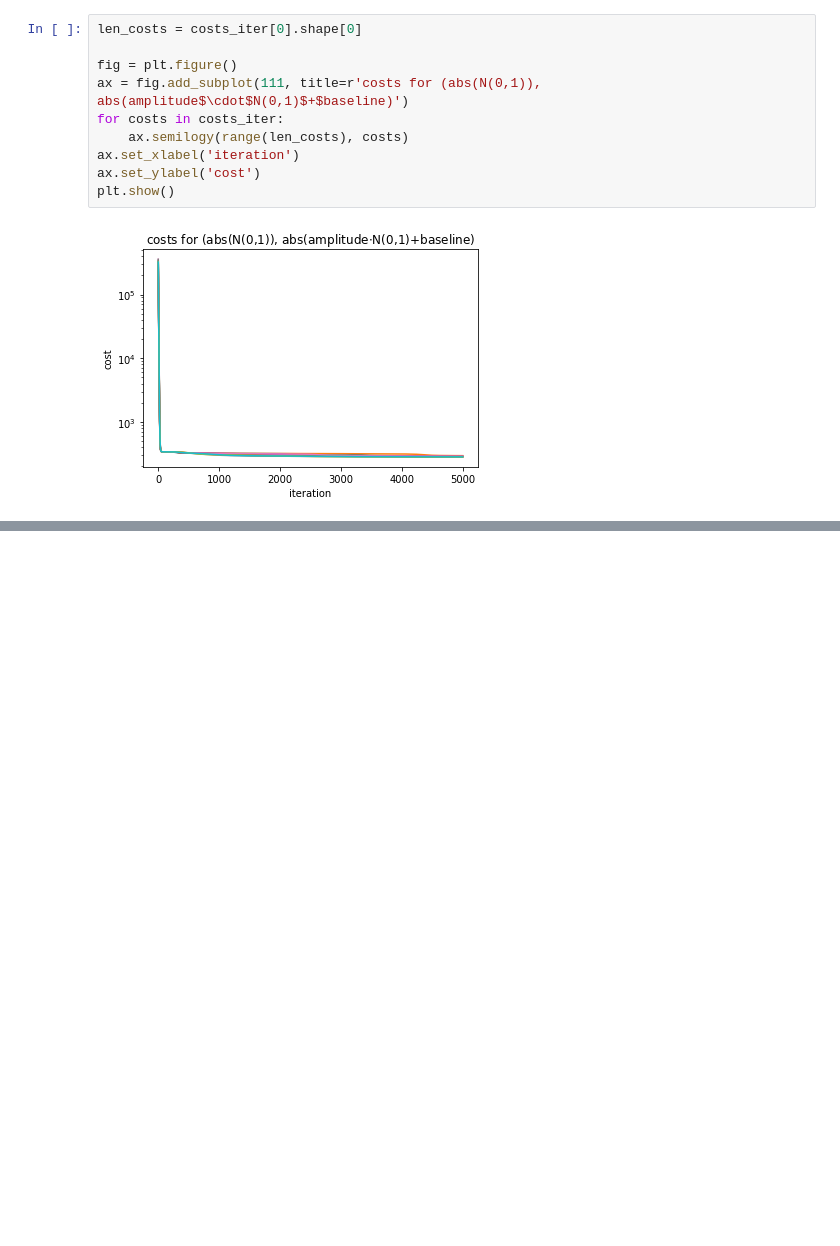
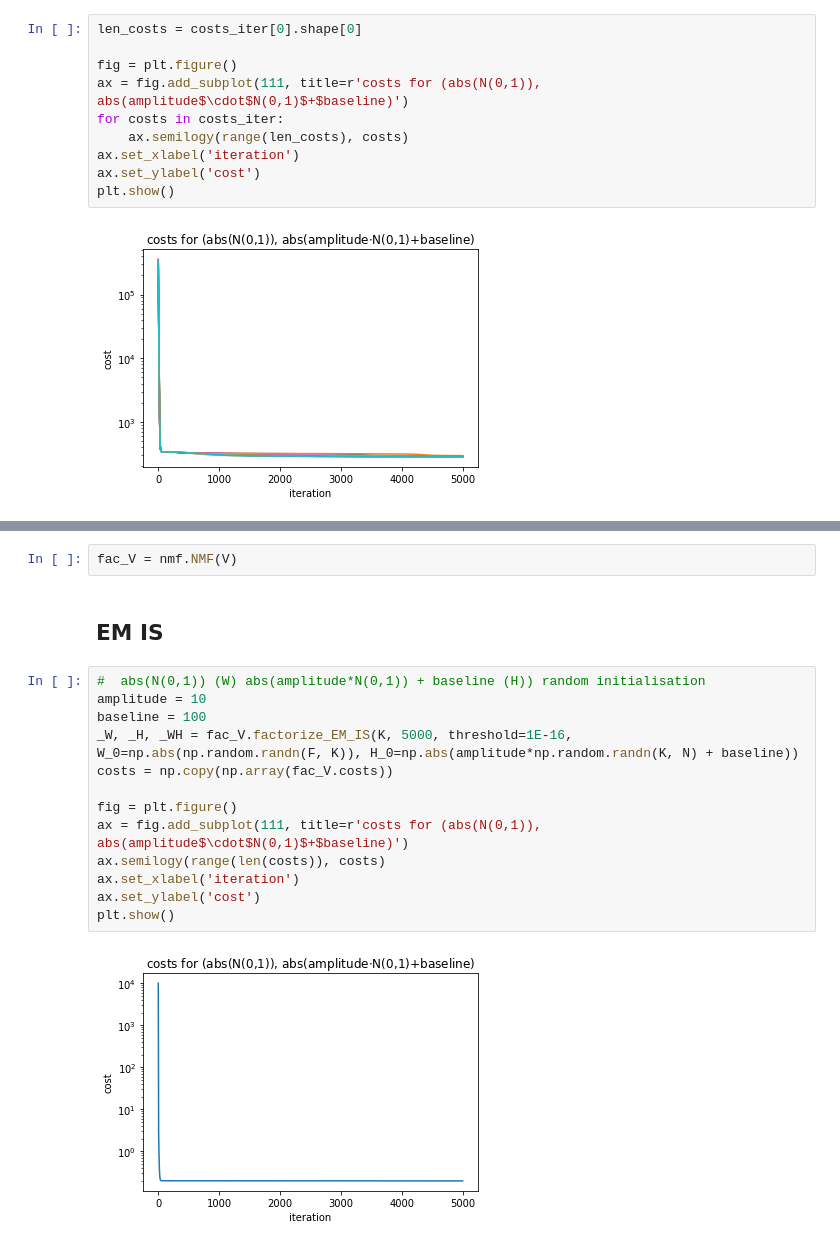
Before and after one commit to mariasoroka/StatisticalMachineLearning, a Jupyter notebook: Benchmarking.ipynb, the cells around one changed output, grey strips where cells are left out. Drawn from its saved outputs; the diff is of its cells as text; blank space fills up the shorter version.

```diff
--- a/Benchmarking.ipynb
+++ b/Benchmarking.ipynb
@@ -418,0 +452,19 @@ plt.show()
+# %%
+fac_V = nmf.NMF(V)
+# %% [markdown]
+## EM IS
+# %%
+#  abs(N(0,1)) (W) abs(amplitude*N(0,1)) + baseline (H)) random initialisation
+amplitude = 10
+baseline = 100
+_W, _H, _WH = fac_V.factorize_EM_IS(K, 5000, threshold=1E-16, W_0=np.abs(np.random.randn(F, K)), H_0=np.abs(amplitude*np.random.randn(K, N) + baseline))
+costs = np.copy(np.array(fac_V.costs))
+
+fig = plt.figure()
+ax = fig.add_subplot(111, title=r'costs for (abs(N(0,1)), abs(amplitude$\cdot$N(0,1)$+$baseline)')
+ax.semilogy(range(len(costs)), costs)
+ax.set_xlabel('iteration')
+ax.set_ylabel('cost')
+plt.show()
+# %% [output]
+[figure, added]
```
Also changed, not shown: parts of 11 cells of this notebook, 2 other files.
